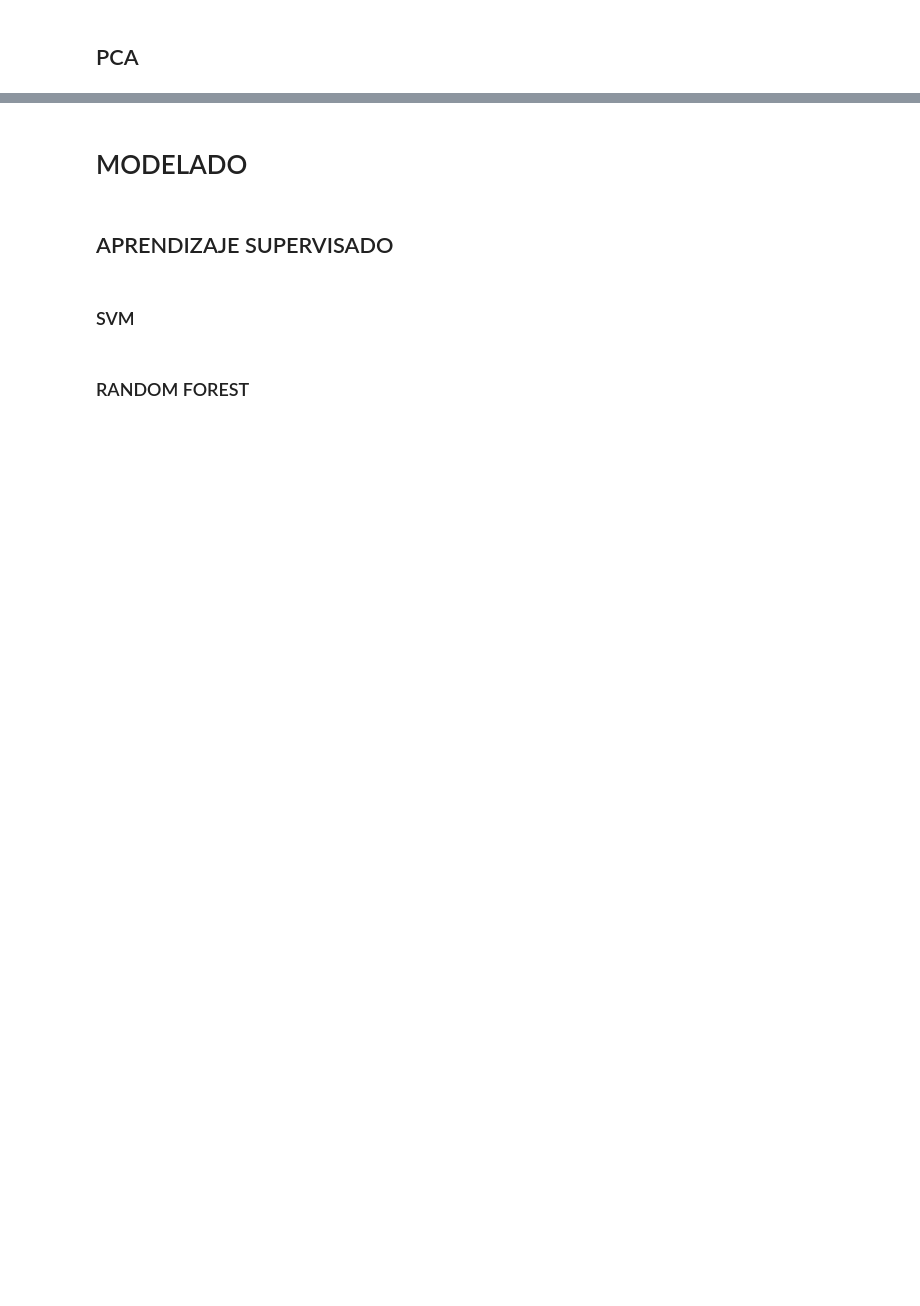
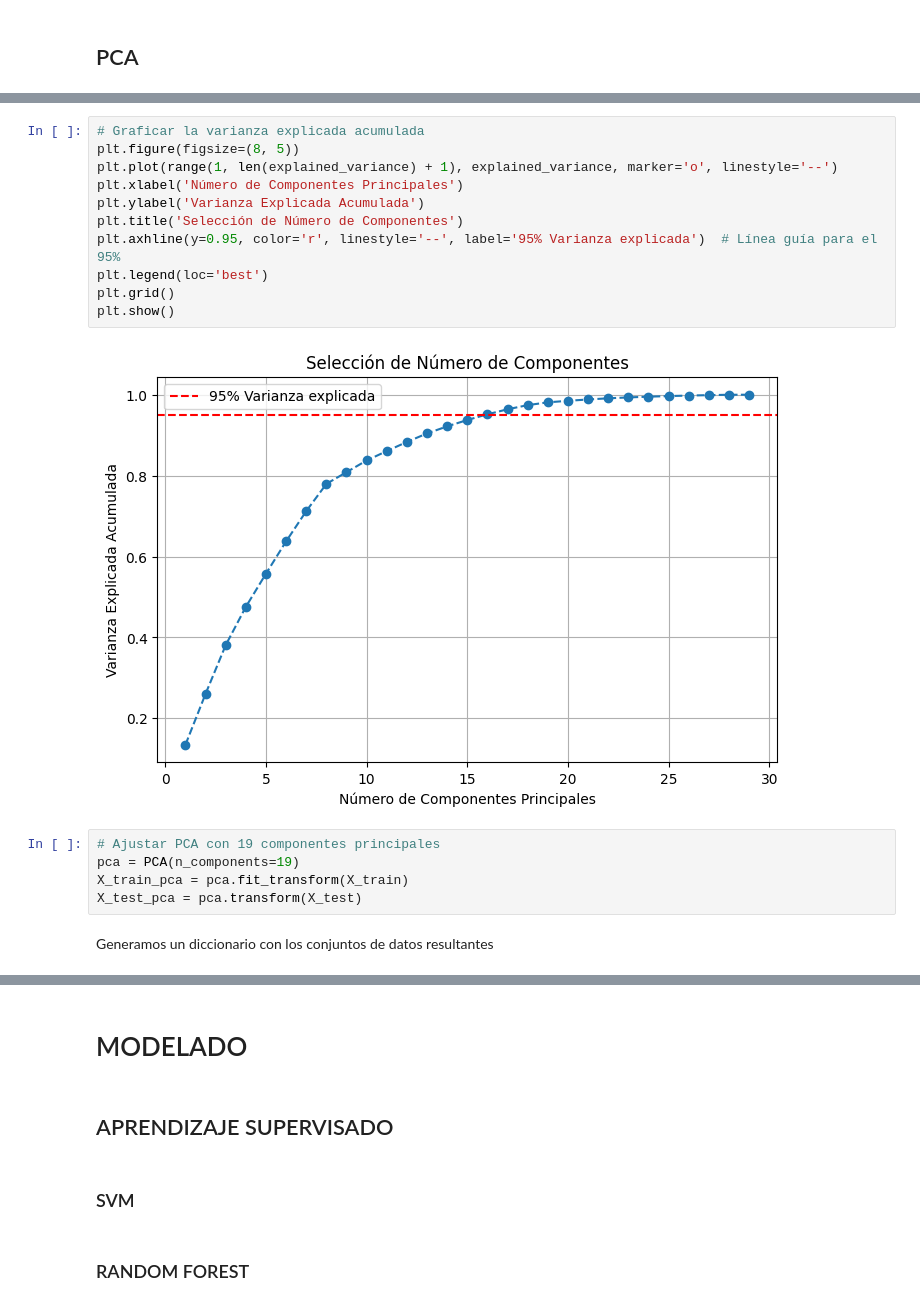
Before and after one commit to cescdovi/ANOMALY-DETECTION, a Jupyter notebook: CODE/main_analysis.ipynb, the cells around one changed output, grey strips where cells are left out. Cells and saved outputs as stored; diff of their text form; blank space fills up the shorter version.

```diff
--- a/CODE/main_analysis.ipynb
+++ b/CODE/main_analysis.ipynb
@@ -220,0 +225,20 @@ array([ 3, 10, 23, 28])
+# %%
+# Graficar la varianza explicada acumulada
+plt.figure(figsize=(8, 5))
+plt.plot(range(1, len(explained_variance) + 1), explained_variance, marker='o', linestyle='--')
+plt.xlabel('Número de Componentes Principales')
+plt.ylabel('Varianza Explicada Acumulada')
+plt.title('Selección de Número de Componentes')
+plt.axhline(y=0.95, color='r', linestyle='--', label='95% Varianza explicada')  # Línea guía para el 95%
+plt.legend(loc='best')
+plt.grid()
+plt.show()
+# %% [output]
+[figure, added]
+# %%
+# Ajustar PCA con 19 componentes principales
+pca = PCA(n_components=19)
+X_train_pca = pca.fit_transform(X_train)
+X_test_pca = pca.transform(X_test)
+# %% [markdown]
+Generamos un diccionario con los conjuntos de datos resultantes
```
Also changed, not shown: parts of 28 cells of this notebook.
